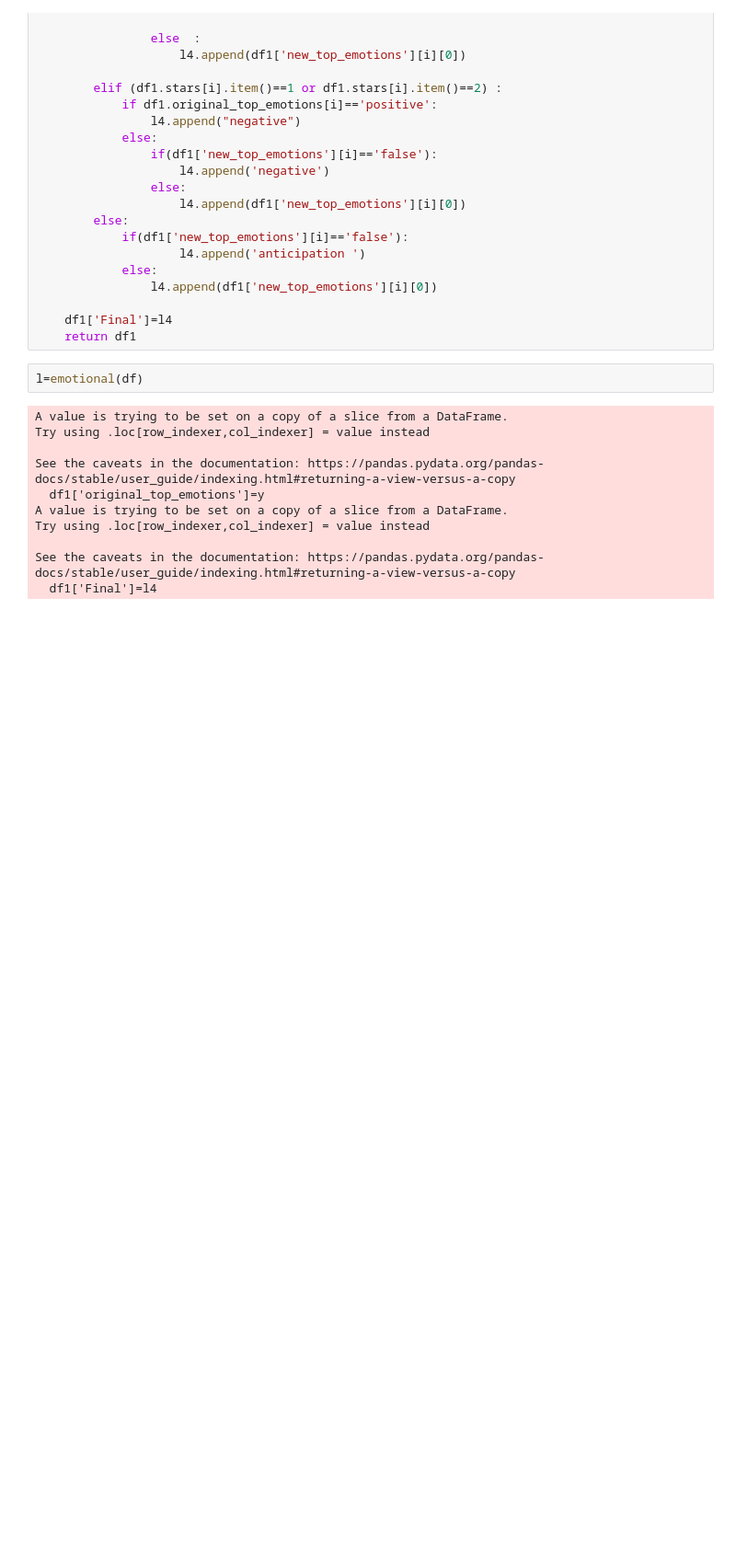
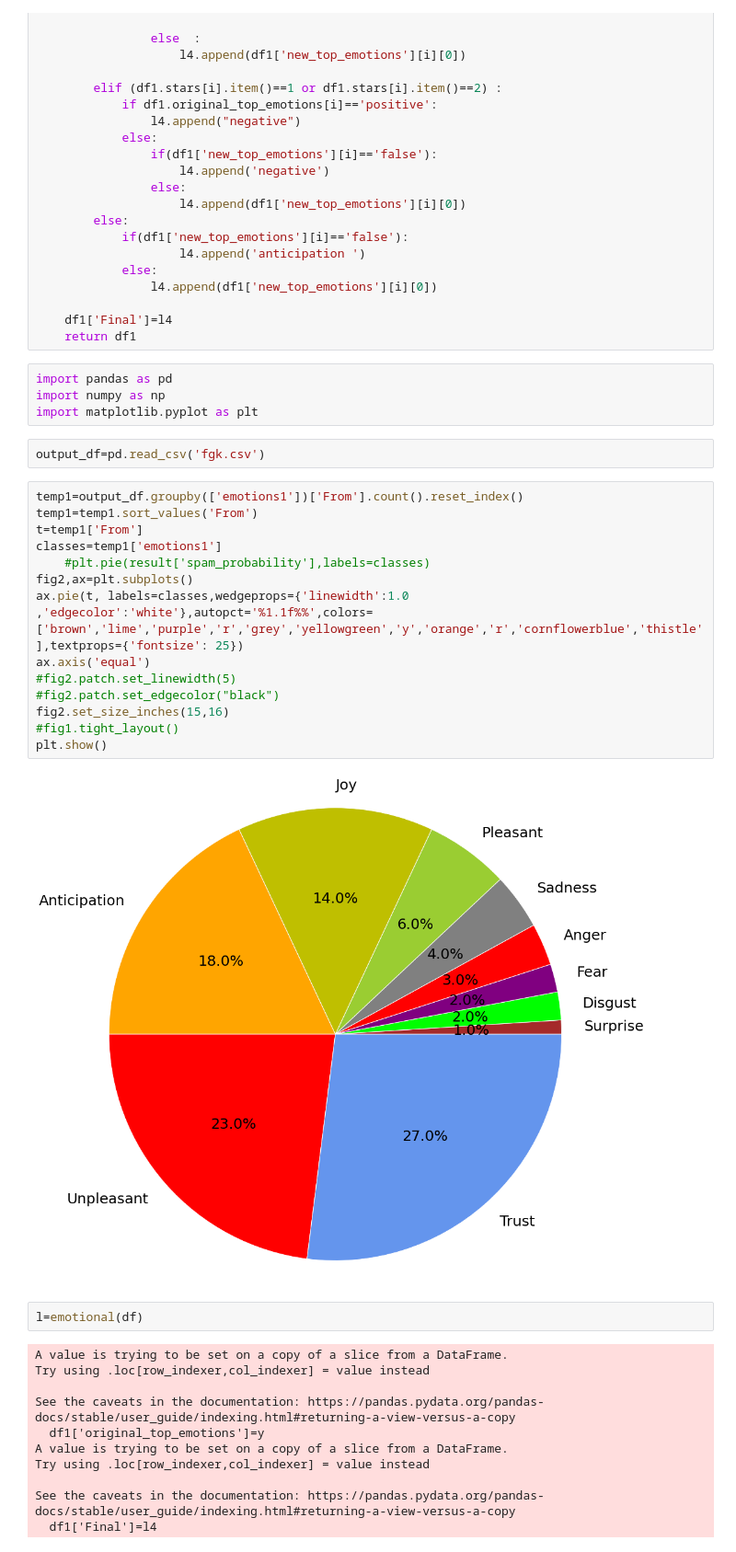
Before and after one commit to harishbalaji97/sentimentanalyzer, a Jupyter notebook: Emotional_analysis_function (1) (1).ipynb, the cells around one changed output. Shown: that part at 92% size. Drawn from its saved outputs; the diff is of its cells as text; blank space fills up the shorter version.

```diff
--- a/Emotional_analysis_function (1) (1).ipynb
+++ b/Emotional_analysis_function (1) (1).ipynb
@@ -99,6 +99,28 @@ def emotional(df):
 
     df1['Final']=l4
     return df1
+# %%
+import pandas as pd
+import numpy as np
+import matplotlib.pyplot as plt
+# %%
+output_df=pd.read_csv('fgk.csv')
+# %%
+temp1=output_df.groupby(['emotions1'])['From'].count().reset_index()
+temp1=temp1.sort_values('From')
+t=temp1['From']
+classes=temp1['emotions1']
+    #plt.pie(result['spam_probability'],labels=classes)
+fig2,ax=plt.subplots()
+ax.pie(t, labels=classes,wedgeprops={'linewidth':1.0 ,'edgecolor':'white'},autopct='%1.1f%%',colors=['brown','lime','purple','r','grey','yellowgreen','y','orange','r','cornflowerblue','thistle'],textprops={'fontsize': 25})
+ax.axis('equal')
+#fig2.patch.set_linewidth(5)
+#fig2.patch.set_edgecolor("black")
+fig2.set_size_inches(15,16)
+#fig1.tight_layout()
+plt.show()
+# %% [output]
+[figure, added]
 # %%
 l=emotional(df)
 # %% [output]
```
Also changed, not shown: 4 other files.
